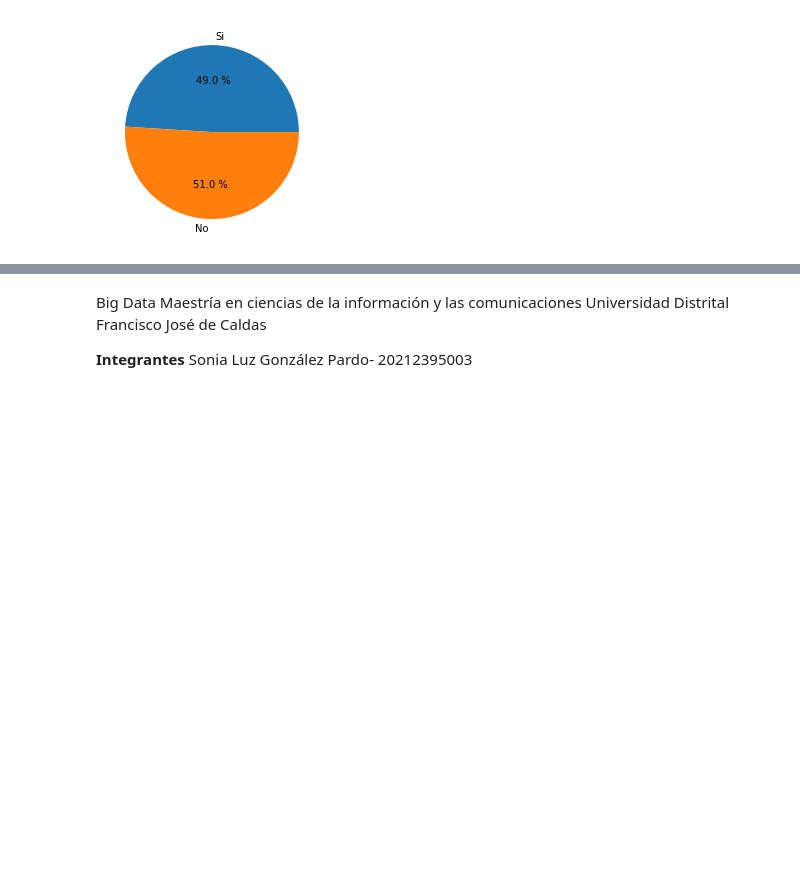
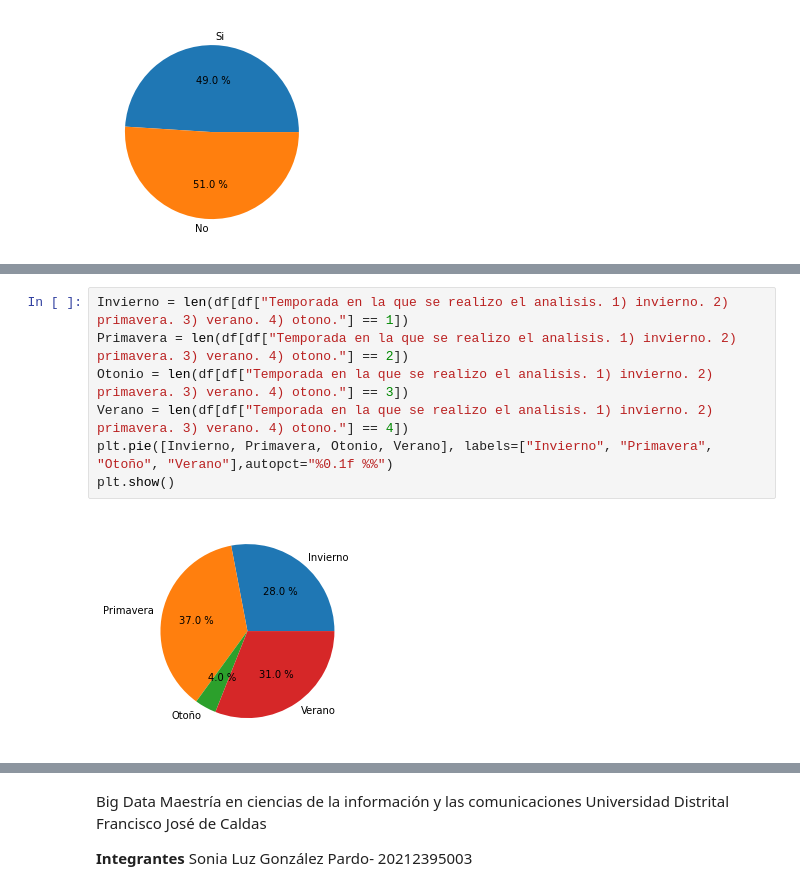
Before and after one commit to slgonzalezp/Entrega_abril_18, a Jupyter notebook: Fertilidad_entrega_18_de_abril.ipynb, the cells around one changed output, grey strips where cells are left out. Drawn from its saved outputs; the diff is of its cells as text; blank space fills up the shorter version.

```diff
--- a/Fertilidad_entrega_18_de_abril.ipynb
+++ b/Fertilidad_entrega_18_de_abril.ipynb
@@ -307,0 +400,9 @@ plt.show()
+# %%
+Invierno = len(df[df["Temporada en la que se realizo el analisis. 1) invierno. 2) primavera. 3) verano. 4) otono."] == 1])
+Primavera = len(df[df["Temporada en la que se realizo el analisis. 1) invierno. 2) primavera. 3) verano. 4) otono."] == 2])
+Otonio = len(df[df["Temporada en la que se realizo el analisis. 1) invierno. 2) primavera. 3) verano. 4) otono."] == 3])
+Verano = len(df[df["Temporada en la que se realizo el analisis. 1) invierno. 2) primavera. 3) verano. 4) otono."] == 4])
+plt.pie([Invierno, Primavera, Otonio, Verano], labels=["Invierno", "Primavera", "Otoño", "Verano"],autopct="%0.1f %%")
+plt.show()
+# %% [output]
+[figure, added]
```
Also changed, not shown: parts of 54 cells of this notebook, 1 other file.
